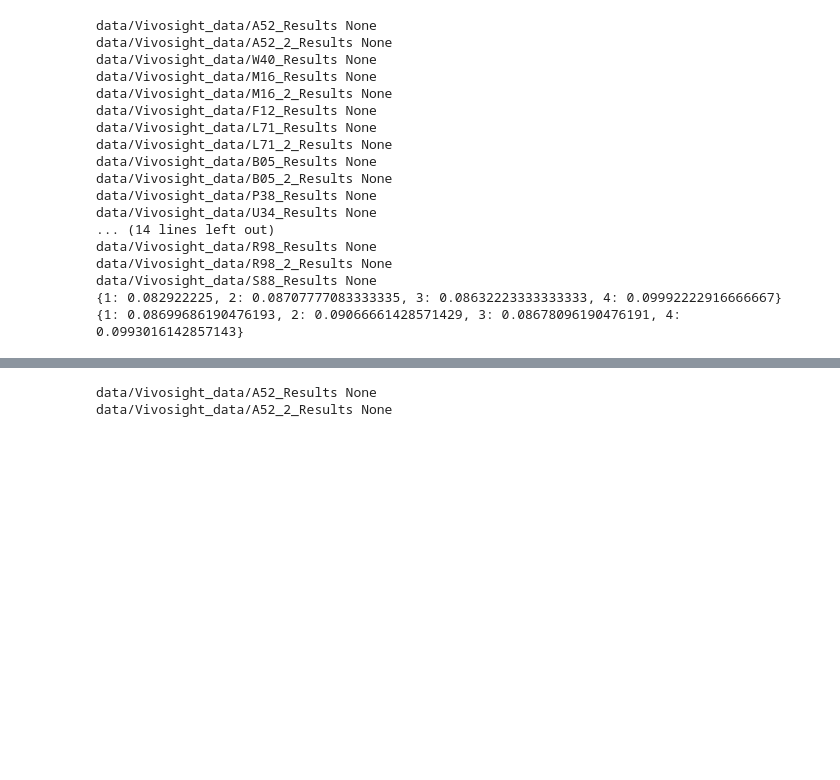
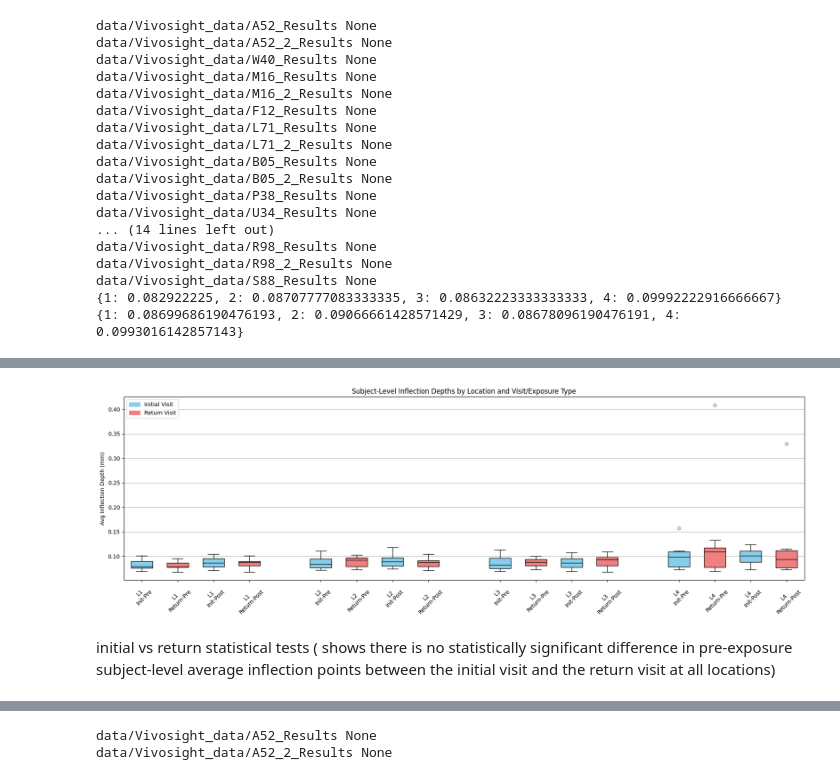
Before and after one commit to alejjara1/MeS_Vivosight, a Jupyter notebook: code/epidermal_return.ipynb, the cells around one changed output, grey strips where cells are left out. Drawn from its saved outputs; the diff is of its cells as text; code cells hidden in the pictures; blank space fills up the shorter version.

Commit message:
stats for return epidermal

```diff
--- a/code/epidermal_return.ipynb
+++ b/code/epidermal_return.ipynb
@@ -493,0 +721,76 @@ data/Vivosight_data/S88_Results None
+# %%
+import matplotlib.pyplot as plt
+import matplotlib.patches as mpatches
+
+# Group data and labels for plotting
+plot_data = []
+plot_labels = []
+plot_colors = []
+plot_positions = []
+
+position = 1
+
+for loc in [1, 2, 3, 4]:
+    # Initial Pre
+    plot_data.append(initial_pre_avg[loc])
+    plot_labels.append(f"L{loc}\nInit-Pre")
+    plot_colors.append('skyblue')
+    plot_positions.append(position)
+    position += 1
+
+    # Return Pre
+    plot_data.append(return_pre_avg[loc])
+    plot_labels.append(f"L{loc}\nReturn-Pre")
+    plot_colors.append('lightcoral')
+    plot_positions.append(position)
+    position += 1
+
+    # Initial Post
+    plot_data.append(initial_post_avg[loc])
+    plot_labels.append(f"L{loc}\nInit-Post")
+    plot_colors.append('skyblue')
+    plot_positions.append(position)
+    position += 1
+
+    # Return Post
+    plot_data.append(return_post_avg[loc])
+    plot_labels.append(f"L{loc}\nReturn-Post")
+    plot_colors.append('lightcoral')
+    plot_positions.append(position)
+    position += 2  # extra space between locations
+
+# Create the plot
+plt.figure(figsize=(18, 6))
+
+# Draw colored boxes manually
+for i in range(len(plot_data)):
+    bplot = plt.boxplot(
+        plot_data[i],
+        positions=[plot_positions[i]],
+        widths=0.6,
+        patch_artist=True,
+        boxprops=dict(facecolor=plot_colors[i], color='black'),
+        medianprops=dict(color='black'),
+        whiskerprops=dict(color='black'),
+        capprops=dict(color='black'),
+        flierprops=dict(markerfacecolor='gray', marker='o', alpha=0.3)
+    )
+
+# Formatting
+plt.xticks(plot_positions, plot_labels, rotation=45)
+plt.ylabel("Avg Inflection Depth (mm)")
+plt.title("Subject-Level Inflection Depths by Location and Visit/Exposure Type")
+plt.grid(True, axis='y')
+plt.tight_layout()
+
+# Legend
+plt.legend(handles=[
+    mpatches.Patch(color='skyblue', label='Initial Visit'),
+    mpatches.Patch(color='lightcoral', label='Return Visit')
+], loc='upper left')
+
+plt.show()
+# %% [output]
+[figure, added]
+# %% [markdown]
+initial vs return statistical tests ( shows there is no statistically significant difference in pre-exposure subject-level average inflection points between the initial visit and the return visit at all locations)
```
Also changed, not shown: parts of 7 cells of this notebook.
